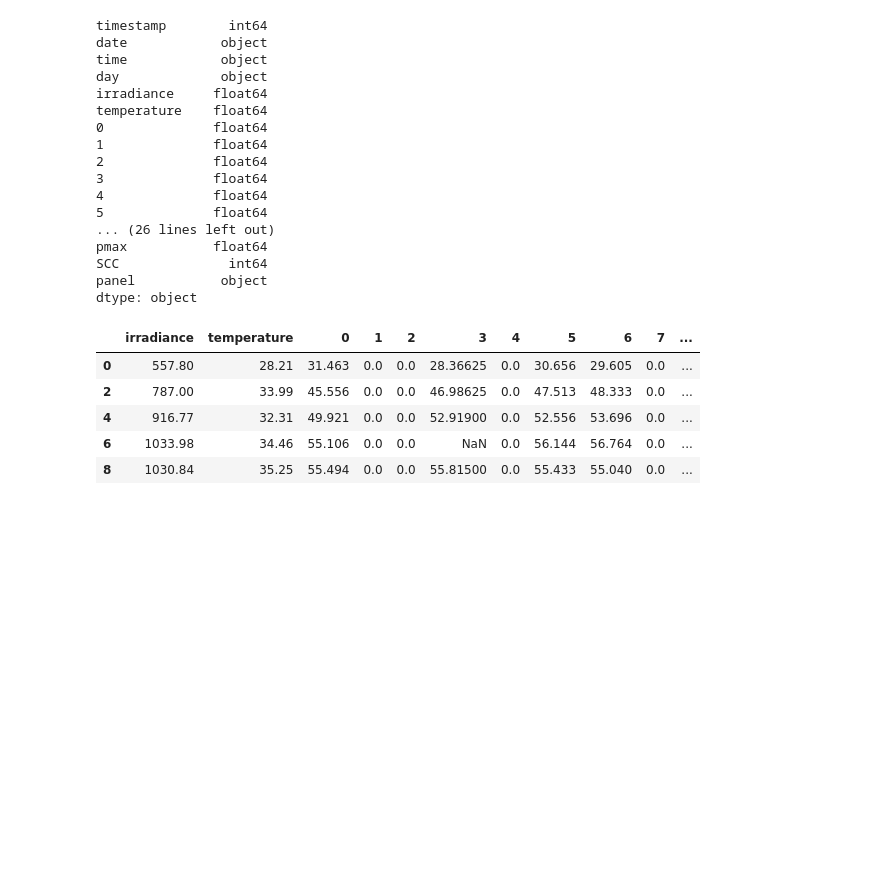
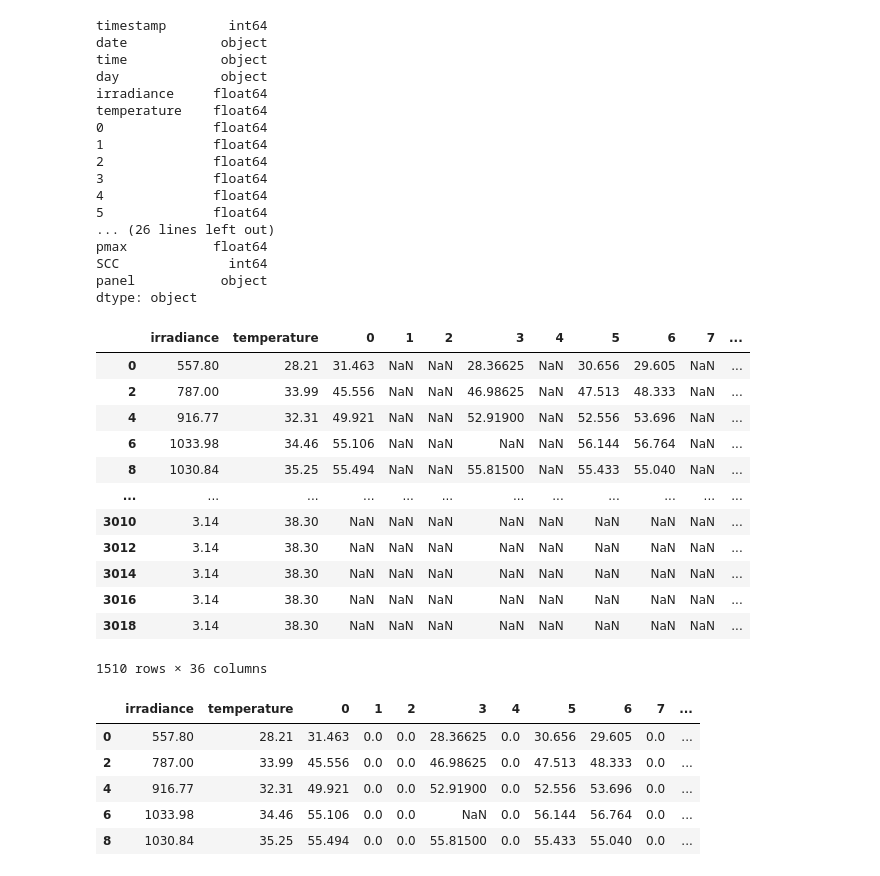
Before and after one commit to aishanaz2984/Solar-Panel-Monitoring, a Jupyter notebook: Clean.ipynb, the cells around one changed output. Drawn from its saved outputs; the diff is of its cells as text; code cells hidden in the pictures; blank space fills up the shorter version.

```diff
--- a/Clean.ipynb
+++ b/Clean.ipynb
@@ -38,15 +53,30 @@ dtype: object
 # %%
 #clean data:
 clean = data[data.panel=='clean']
 
 #seperating data into frames:
 
 #These are columns that don't need to be normalized
 clean1 = clean[['timestamp','date','time','day','panel']]
 
 #everything else minus the timestamp column does need to be normalized
 clean2 = clean.select_dtypes(include = ['float64','int64'])
 clean2 = clean2.drop(columns=['timestamp'])
+clean2
+# %% [output]
+|  | irradiance | temperature | 0 | 1 | 2 | 3 | 4 | 5 | 6 | 7 | ... |
+| 0 | 557.80 | 28.21 | 31.463 | NaN | NaN | 28.36625 | NaN | 30.656 | 29.605 | NaN | ... |
+| 2 | 787.00 | 33.99 | 45.556 | NaN | NaN | 46.98625 | NaN | 47.513 | 48.333 | NaN | ... |
+| 4 | 916.77 | 32.31 | 49.921 | NaN | NaN | 52.91900 | NaN | 52.556 | 53.696 | NaN | ... |
+| 6 | 1033.98 | 34.46 | 55.106 | NaN | NaN | NaN | NaN | 56.144 | 56.764 | NaN | ... |
+| 8 | 1030.84 | 35.25 | 55.494 | NaN | NaN | 55.81500 | NaN | 55.433 | 55.040 | NaN | ... |
+| ... | ... | ... | ... | ... | ... | ... | ... | ... | ... | ... | ... |
+| 3010 | 3.14 | 38.30 | NaN | NaN | NaN | NaN | NaN | NaN | NaN | NaN | ... |
+| 3012 | 3.14 | 38.30 | NaN | NaN | NaN | NaN | NaN | NaN | NaN | NaN | ... |
+| 3014 | 3.14 | 38.30 | NaN | NaN | NaN | NaN | NaN | NaN | NaN | NaN | ... |
+| 3016 | 3.14 | 38.30 | NaN | NaN | NaN | NaN | NaN | NaN | NaN | NaN | ... |
+| 3018 | 3.14 | 38.30 | NaN | NaN | NaN | NaN | NaN | NaN | NaN | NaN | ... |
+1510 rows × 36 columns
 # %%
 #these columns are broken sensors, need to be replaced with 0's:
 #01,02,04,07,12,15,16,19,24,27,29,30
```
Also changed, not shown: parts of 19 cells of this notebook, 43 other files.
